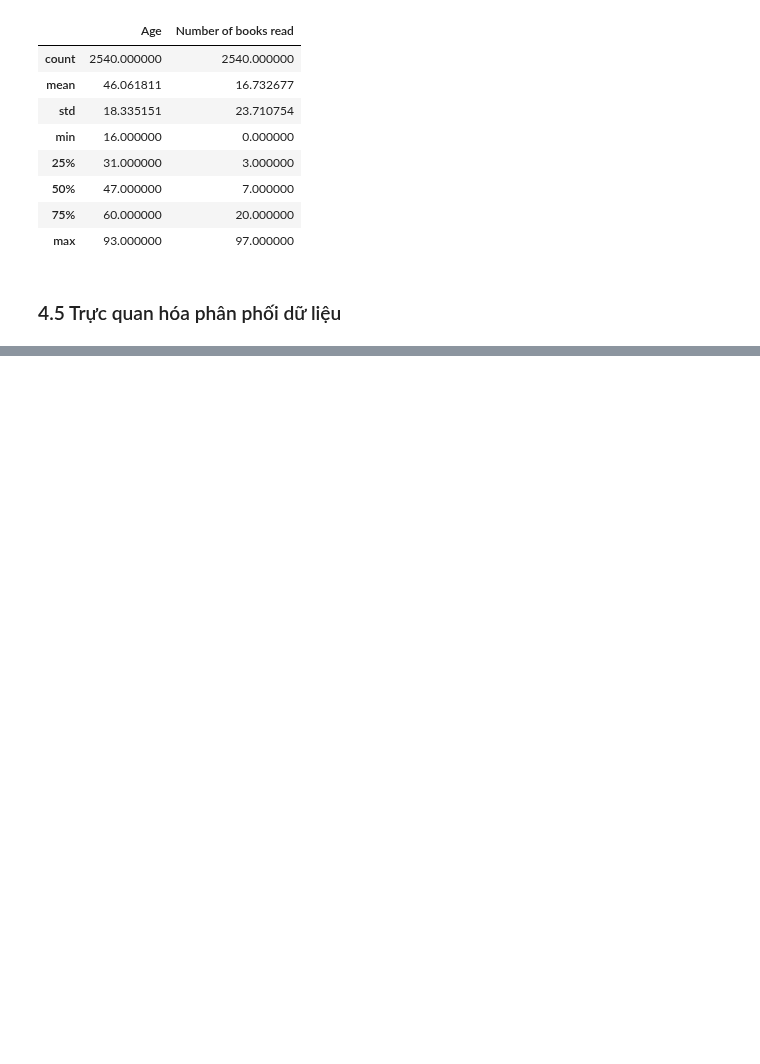
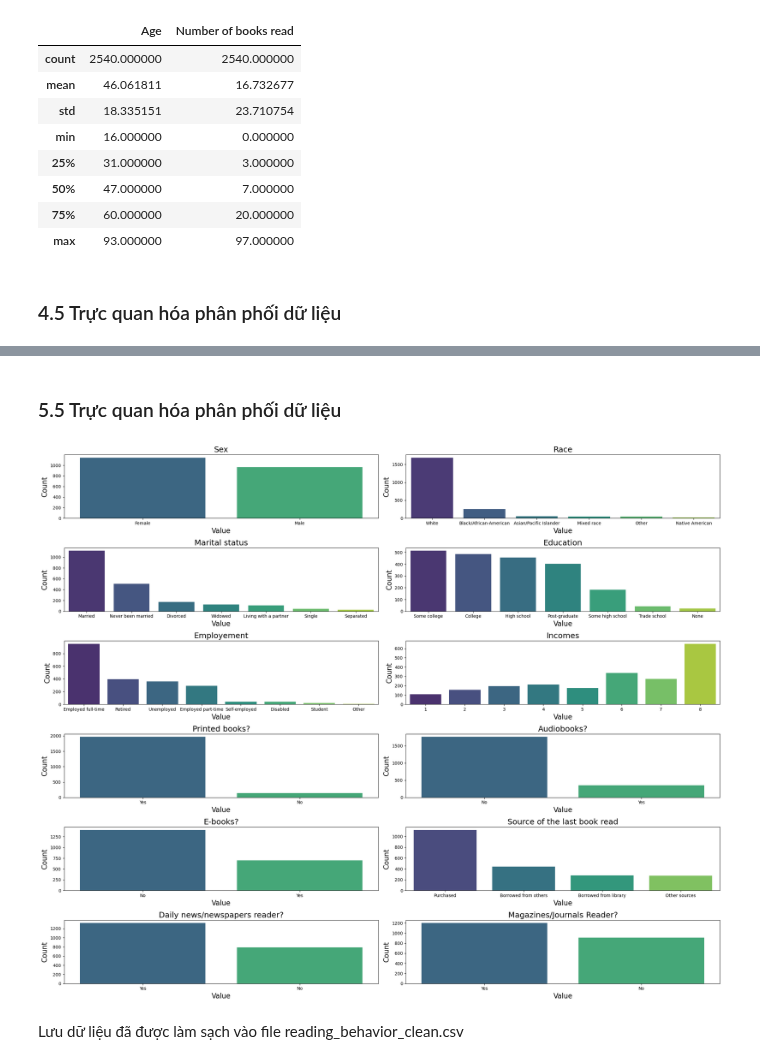
Before and after one commit to neyngnn/LTKHDL, a Jupyter notebook: DataPreprocessing.ipynb, the cells around one changed output, grey strips where cells are left out. Drawn from its saved outputs; the diff is of its cells as text; code cells hidden in the pictures; blank space fills up the shorter version.

Commit message:
update datapreprocessing add preprocess for categorical columns

```diff
--- a/DataPreprocessing.ipynb
+++ b/DataPreprocessing.ipynb
@@ -227,0 +332,2 @@ plt.show()
+# %%
+df.replace(value_mapping, inplace = True)
@@ -227,0 +354,5 @@ plt.show()
+# %%
+df.dropna(inplace=True)
+# %%
+cat_dis_df = flatten_categorical_stats(df, categorical_columns=categorical_columns)
+cat_dis_df
@@ -227,0 +377,43 @@ plt.show()
+# %% [markdown]
+### 5.5 Trực quan hóa phân phối dữ liệu
+# %%
+def create_category_dict(cat_stats):
+    category_dict = {}
+    for col in cat_stats['column'].unique():
+        col_data = cat_stats[cat_stats['column'] == col]
+        category_dict[col] = {
+            'values': col_data['value'].tolist(),
+            'counts': col_data['count'].tolist()
+        }
+    return category_dict
+
+category_dict = create_category_dict(cat_dis_df)
+# %%
+# from matplotlib.gridspec import GridSpec
+def plot_from_dict(category_dict):
+    fig, axes = plt.subplots(6, 2, figsize=(22, 18))
+    axes = axes.flatten()  # biến mảng 2D của axes thành 1D để dễ truy cập
+
+    for idx, (col, data) in enumerate(category_dict.items()):
+        sns.barplot(
+            x=data['values'],
+            y=data['counts'],
+            ax=axes[idx],
+            palette='viridis'
+        )
+        axes[idx].set_title(f"{col}", fontsize=18)
+        axes[idx].set_xlabel('Value', fontsize=16)
+        axes[idx].set_ylabel('Count', fontsize=16)
+        axes[idx].tick_params(axis='x')
+
+    for idx in range(len(category_dict), 6 * 2):
+        axes[idx].axis('off')
+
+    plt.tight_layout()
+    plt.show()
+
+plot_from_dict(category_dict)
+# %% [output]
+[figure, added]
+# %% [markdown]
+Lưu dữ liệu đã được làm sạch vào file reading_behavior_clean.csv
```
Also changed, not shown: parts of 18 cells of this notebook, 1 other file.
